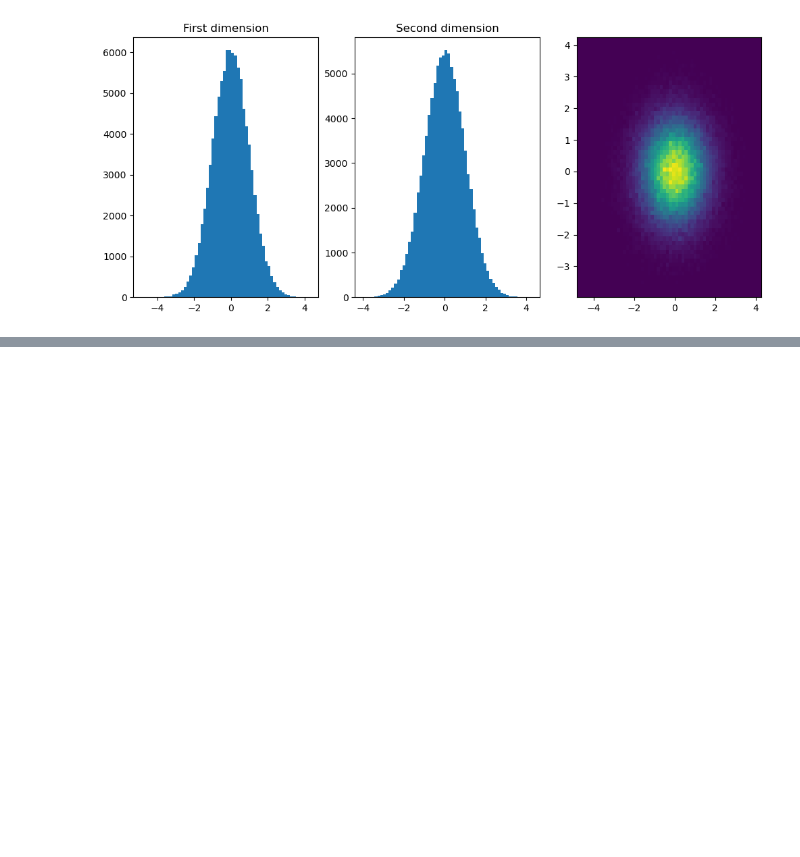
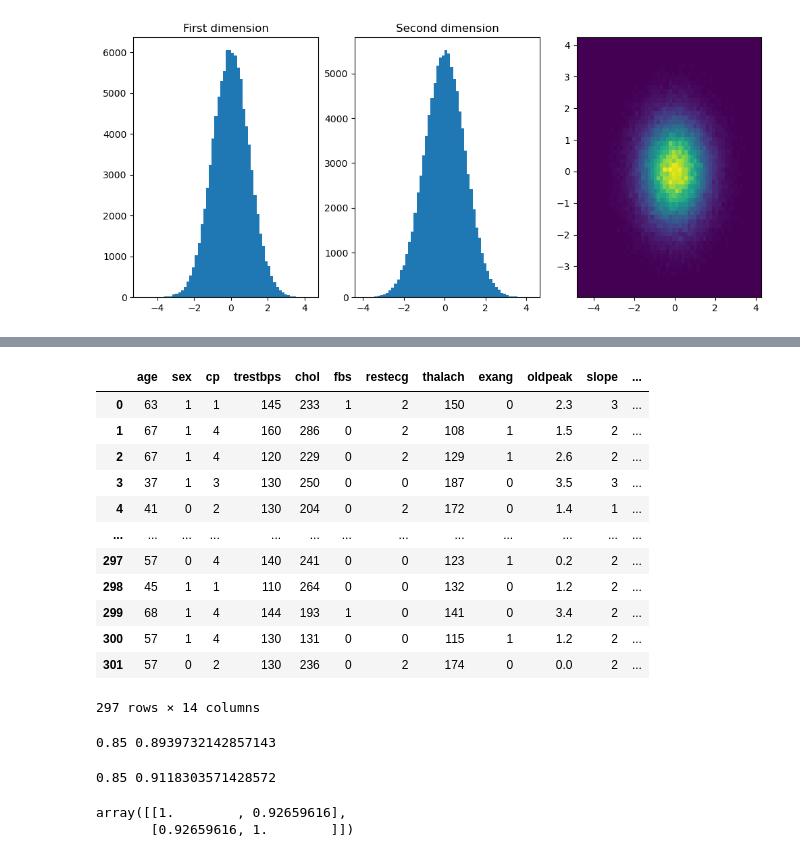
Before and after one commit to noahtournier/Computational-Statistics-MVA, a Jupyter notebook: TP1/EX3.ipynb, the cells around one changed output, grey strips where cells are left out. Cells and saved outputs as stored; diff of their text form; code cells hidden in the pictures; blank space fills up the shorter version.

```diff
--- a/TP1/EX3.ipynb
+++ b/TP1/EX3.ipynb
@@ -142,0 +162,13 @@ w : [0.12081963 0.23509786] tau : 0.8259644087004292
+# %%
+### from the ucimlrepo github ###
+
+#list_available_datasets()
+
+# import dataset
+heart_disease = fetch_ucirepo(id=45)
+
+X = heart_disease.data.features
+Y = heart_disease.data.targets
+
+print(heart_disease.metadata)
+print(heart_disease.variables)
@@ -142,0 +193,26 @@ w : [0.12081963 0.23509786] tau : 0.8259644087004292
+# %%
+df = pd.concat([X, Y], axis=1)
+df = df.dropna()
+
+def disease_sign(x):
+    if x>0:
+        return 1
+    else:
+        return -1
+
+df['num'] = df['num'].map(disease_sign)
+df
+# %% [output]
+|  | age | sex | cp | trestbps | chol | fbs | restecg | thalach | exang | oldpeak | slope | ... |
+| 0 | 63 | 1 | 1 | 145 | 233 | 1 | 2 | 150 | 0 | 2.3 | 3 | ... |
+| 1 | 67 | 1 | 4 | 160 | 286 | 0 | 2 | 108 | 1 | 1.5 | 2 | ... |
+| 2 | 67 | 1 | 4 | 120 | 229 | 0 | 2 | 129 | 1 | 2.6 | 2 | ... |
+| 3 | 37 | 1 | 3 | 130 | 250 | 0 | 0 | 187 | 0 | 3.5 | 3 | ... |
+| 4 | 41 | 0 | 2 | 130 | 204 | 0 | 2 | 172 | 0 | 1.4 | 1 | ... |
+| ... | ... | ... | ... | ... | ... | ... | ... | ... | ... | ... | ... | ... |
+| 297 | 57 | 0 | 4 | 140 | 241 | 0 | 0 | 123 | 1 | 0.2 | 2 | ... |
+| 298 | 45 | 1 | 1 | 110 | 264 | 0 | 0 | 132 | 0 | 1.2 | 2 | ... |
+| 299 | 68 | 1 | 4 | 144 | 193 | 1 | 0 | 141 | 0 | 3.4 | 2 | ... |
+| 300 | 57 | 1 | 4 | 130 | 131 | 0 | 0 | 115 | 1 | 1.2 | 2 | ... |
+| 301 | 57 | 0 | 2 | 130 | 236 | 0 | 2 | 174 | 0 | 0.0 | 2 | ... |
+297 rows × 14 columns
@@ -142,0 +229,27 @@ w : [0.12081963 0.23509786] tau : 0.8259644087004292
+# %%
+scores = X_test @ w_disease[-1] + tau_disease[-1]
+
+y_pred = np.where(scores>0,1,-1)
+acc = accuracy_score(Y_test, y_pred)
+auc = roc_auc_score(Y_test, scores)
+
+print(acc, auc)
+# %% [output]
+0.85 0.8939732142857143
+# %%
+# using the documentation of sklearn
+clf = LogisticRegression(random_state=0).fit(X_train, Y_train)
+y_pred_sklearn = clf.predict(X_test)
+scores_sklearn = clf.decision_function(X_test)
+
+acc_sklearn = accuracy_score(Y_test, y_pred_sklearn)
+auc_sklearn = roc_auc_score(Y_test, scores_sklearn)
+
+print(acc_sklearn, auc_sklearn)
+# %% [output]
+0.85 0.9118303571428572
+# %%
+np.corrcoef(w_disease[-1], clf.coef_.ravel())
+# %% [output]
+array([[1.        , 0.92659616],
+       [0.92659616, 1.        ]])
```
Also changed, not shown: parts of 8 cells of this notebook.
